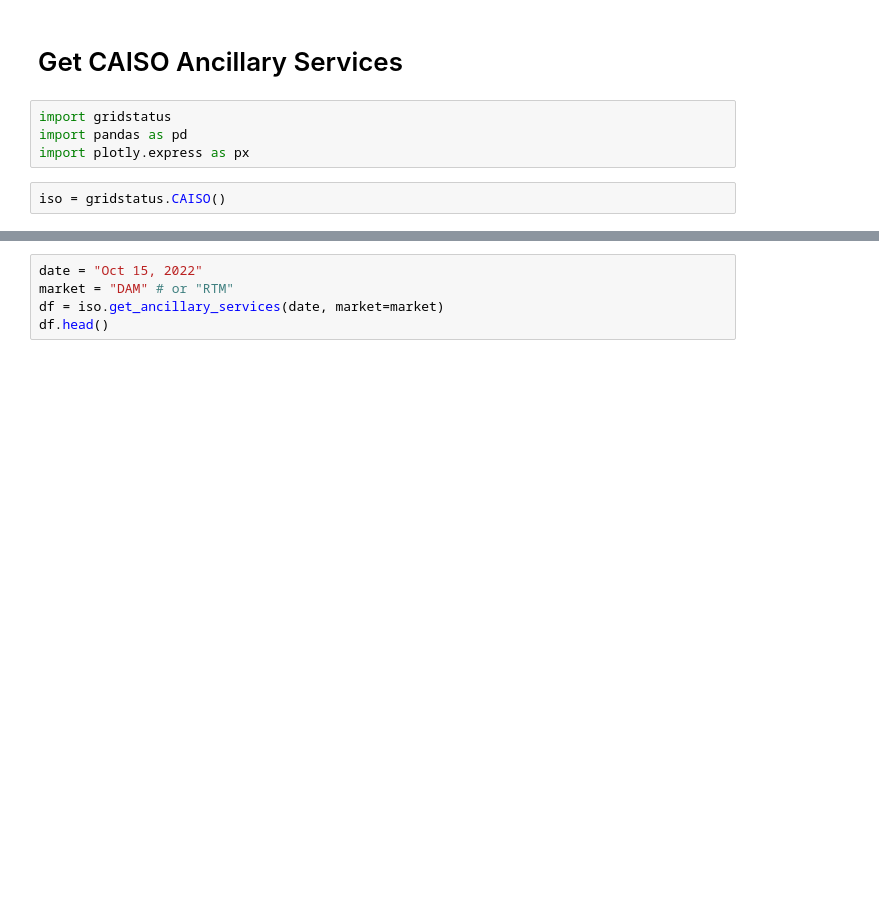
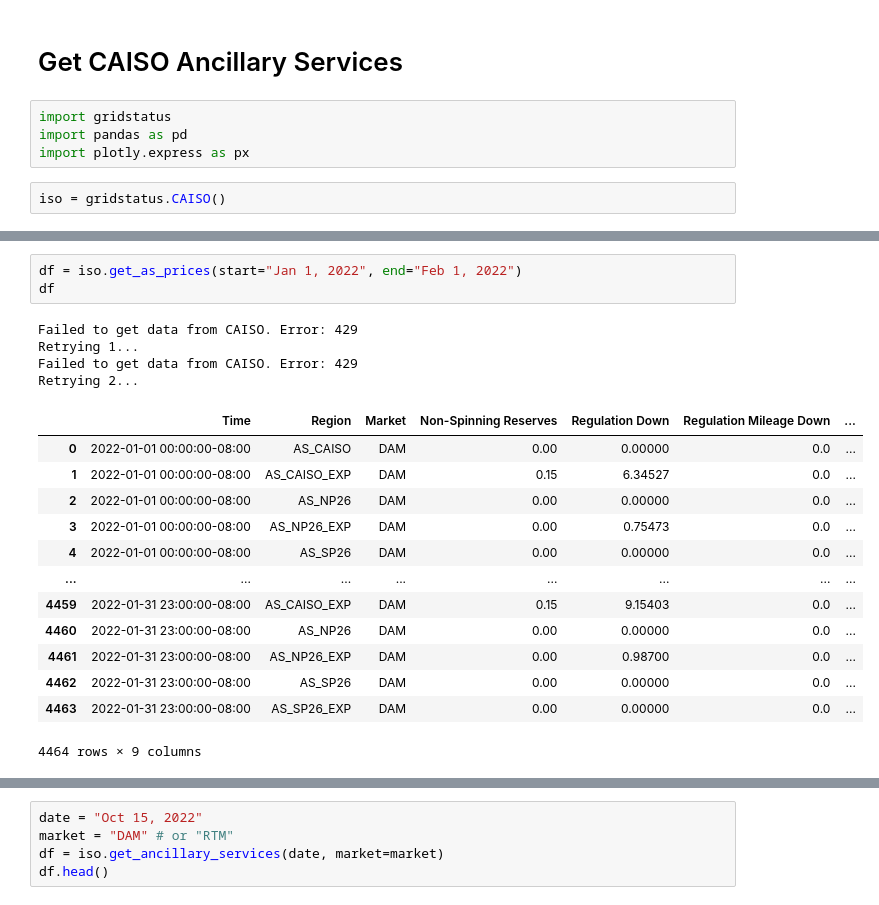
Before and after one commit to gridstatus/gridstatus, a Jupyter notebook: docs/Examples/caiso/Ancillary Services.ipynb, the cells around one changed output, grey strips where cells are left out. Drawn from its saved outputs; the diff is of its cells as text; blank space fills up the shorter version.

```diff
--- a/docs/Examples/caiso/Ancillary Services.ipynb
+++ b/docs/Examples/caiso/Ancillary Services.ipynb
@@ -10,0 +28,21 @@ iso = gridstatus.CAISO()
+# %%
+df = iso.get_as_prices(start="Jan 1, 2022", end="Feb 1, 2022")
+df
+# %% [output]
+Failed to get data from CAISO. Error: 429
+Retrying 1...
+Failed to get data from CAISO. Error: 429
+Retrying 2...
+|  | Time | Region | Market | Non-Spinning Reserves | Regulation Down | Regulation Mileage Down | ... |
+| 0 | 2022-01-01 00:00:00-08:00 | AS_CAISO | DAM | 0.00 | 0.00000 | 0.0 | ... |
+| 1 | 2022-01-01 00:00:00-08:00 | AS_CAISO_EXP | DAM | 0.15 | 6.34527 | 0.0 | ... |
+| 2 | 2022-01-01 00:00:00-08:00 | AS_NP26 | DAM | 0.00 | 0.00000 | 0.0 | ... |
+| 3 | 2022-01-01 00:00:00-08:00 | AS_NP26_EXP | DAM | 0.00 | 0.75473 | 0.0 | ... |
+| 4 | 2022-01-01 00:00:00-08:00 | AS_SP26 | DAM | 0.00 | 0.00000 | 0.0 | ... |
+| ... | ... | ... | ... | ... | ... | ... | ... |
+| 4459 | 2022-01-31 23:00:00-08:00 | AS_CAISO_EXP | DAM | 0.15 | 9.15403 | 0.0 | ... |
+| 4460 | 2022-01-31 23:00:00-08:00 | AS_NP26 | DAM | 0.00 | 0.00000 | 0.0 | ... |
+| 4461 | 2022-01-31 23:00:00-08:00 | AS_NP26_EXP | DAM | 0.00 | 0.98700 | 0.0 | ... |
+| 4462 | 2022-01-31 23:00:00-08:00 | AS_SP26 | DAM | 0.00 | 0.00000 | 0.0 | ... |
+| 4463 | 2022-01-31 23:00:00-08:00 | AS_SP26_EXP | DAM | 0.00 | 0.00000 | 0.0 | ... |
+4464 rows × 9 columns
```
Also changed, not shown: parts of 10 cells of this notebook, 2 other files.
